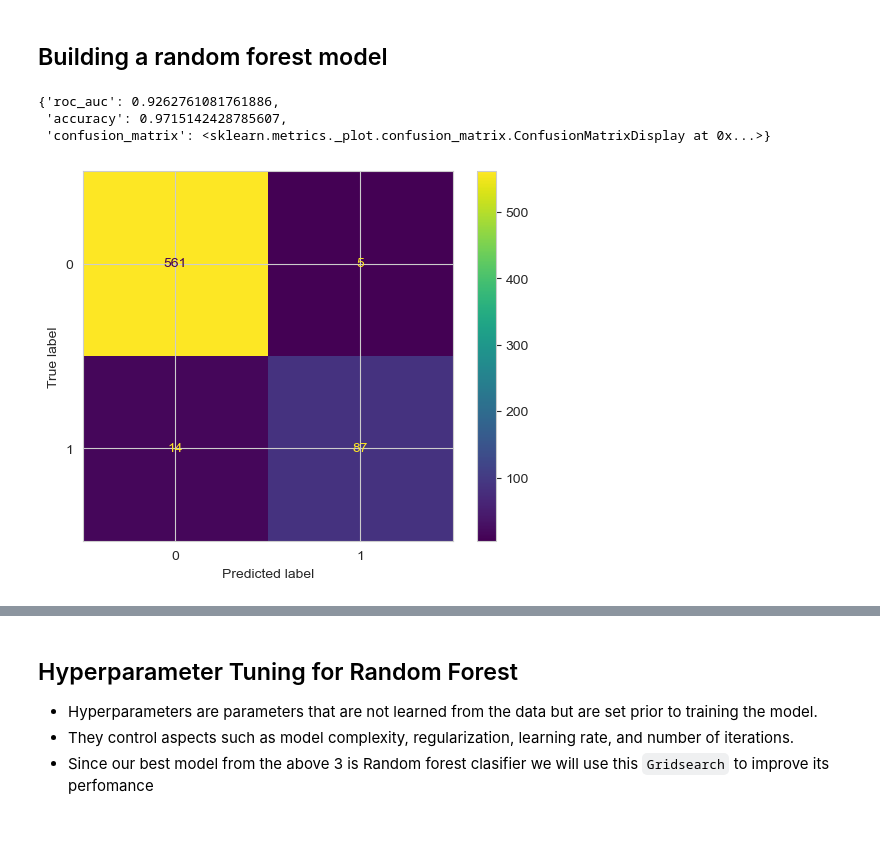
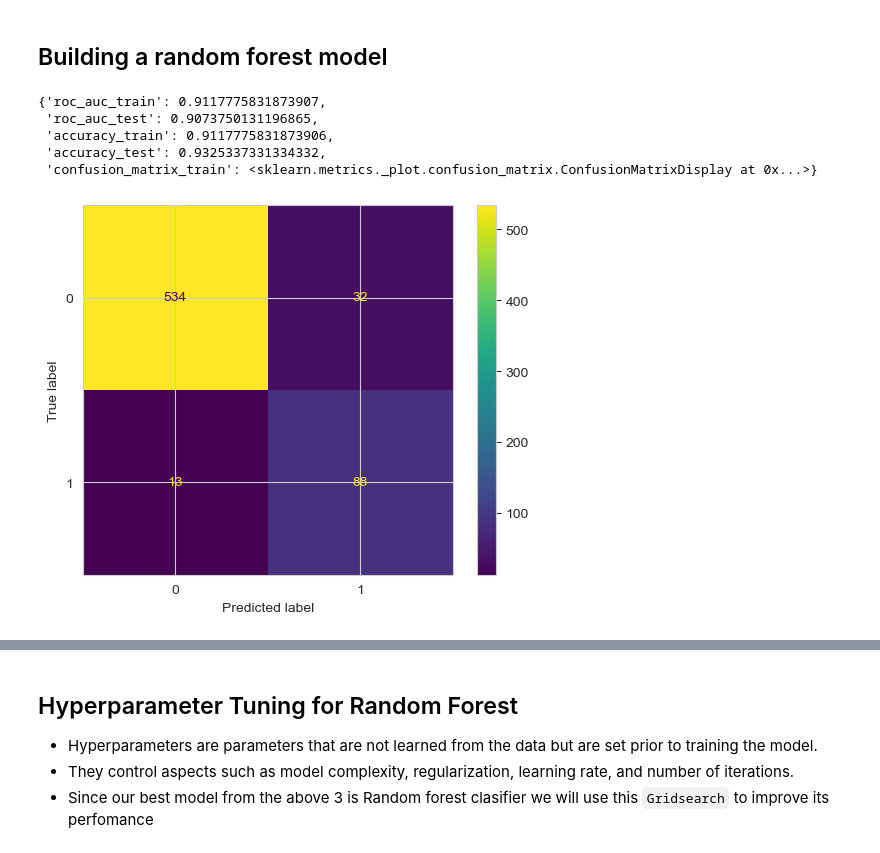
Before and after one commit to nelkemboi/dsc-phase-3-project-v2-3, a Jupyter notebook: customerchurn.ipynb, the cells around one changed output, grey strips where cells are left out. Drawn from its saved outputs; the diff is of its cells as text; code cells hidden in the pictures.

```diff
--- a/customerchurn.ipynb
+++ b/customerchurn.ipynb
@@ -564,0 +567,14 @@ Cross-validation scores: [0.66083151 0.92778993 0.9321663  0.91128149 0.90909091
+# %%
+# Create an instance of Logistic Regression with cross-validation
+logreg_final = LogisticRegressionCV(Cs=10, cv=5, solver='liblinear')
+
+# Fit the model on the resampled training data
+logreg_final.fit(X_train_resampled, y_train_resampled)
+
+# Predict on the resampled training and testing data
+y_train_pred = logreg.predict(X_train_resampled)
+y_test_pred = logreg.predict(X_test)
+
+# Calculate accuracy on the resampled training and testing data
+train_accuracy = accuracy_score(y_train_resampled, y_train_pred)
+test_accuracy = accuracy_score(y_test, y_test_pred)
@@ -569,13 +596,18 @@ Cross-validation scores: [0.66083151 0.92778993 0.9321663  0.91128149 0.90909091
 # %% [markdown]
 ## Building Decison Trees clasifier model
 # %%
-#Create an instance of decion tree classifier
-dt_clf = DecisionTreeClassifier()
+# Create an instance of DecisionTreeClassifier with regularization parameters
+dt_clf = DecisionTreeClassifier(max_depth=5, min_samples_split=5)
 
 # Fit the model on the training data
 dt_clf.fit(X_train_resampled, y_train_resampled)
 
-# Predict on the testing data
-y_pred = dt_clf.predict(X_test)
+# Predict on the training and testing data
+y_train_pred_2= dt_clf.predict(X_train_resampled)
+y_test_pred_2 = dt_clf.predict(X_test)
+
+# Calculate accuracy on the training and testing data
+train_accuracy = accuracy_score(y_train_resampled, y_train_pred)
+test_accuracy = accuracy_score(y_test, y_test_pred_2)
 # %%
 #checking for decison tree metrics using the predefiend function
@@ -611,19 +656,26 @@ generate_classification_report(y_test, y_pred)
 # %% [markdown]
 ## Building a random forest model
 # %%
-#instantiate the random forest classifier
-rf_classifier = RandomForestClassifier()
+# Create a random forest classifier with regularization parameters
+rf_classifier = RandomForestClassifier(n_estimators=100, max_depth=5, min_samples_split=5, max_features='sqrt', random_state=42)
 
-# Fit the model on the training data
+# Fit the model on the selected training data
 rf_classifier.fit(X_train_resampled, y_train_resampled)
 
-# Predict on the testing data
-y_pred = rf_classifier.predict(X_test)
+# Predict on the training and testing sets
+y_train_pred_3 = rf_classifier.predict(X_train_resampled)
+y_test_pred_3 = rf_classifier.predict(X_test)
+
+# Calculate training and testing accuracy
+train_accuracy = accuracy_score(y_train_resampled, y_train_pred)
+test_accuracy = accuracy_score(y_test, y_test_pred_3)
 # %%
 #checking for random forest metrics using the predefiend function
-evaluate_model_metrics(rf_classifier, X_test, y_test)
+evaluate_model_metrics(rf_classifier, X_train_resampled, y_train_resampled, X_test, y_test)
 # %% [output]
-{'roc_auc': 0.9262761081761886,
- 'accuracy': 0.9715142428785607,
- 'confusion_matrix': <sklearn.metrics._plot.confusion_matrix.ConfusionMatrixDisplay at 0x...>}
+{'roc_auc_train': 0.9117775831873907,
+ 'roc_auc_test': 0.9073750131196865,
+ 'accuracy_train': 0.9117775831873906,
+ 'accuracy_test': 0.9325337331334332,
+ 'confusion_matrix_train': <sklearn.metrics._plot.confusion_matrix.ConfusionMatrixDisplay at 0x...>}
-[figure, old version]
+[figure, new version]
```
Also changed, not shown: parts of 32 cells of this notebook.
